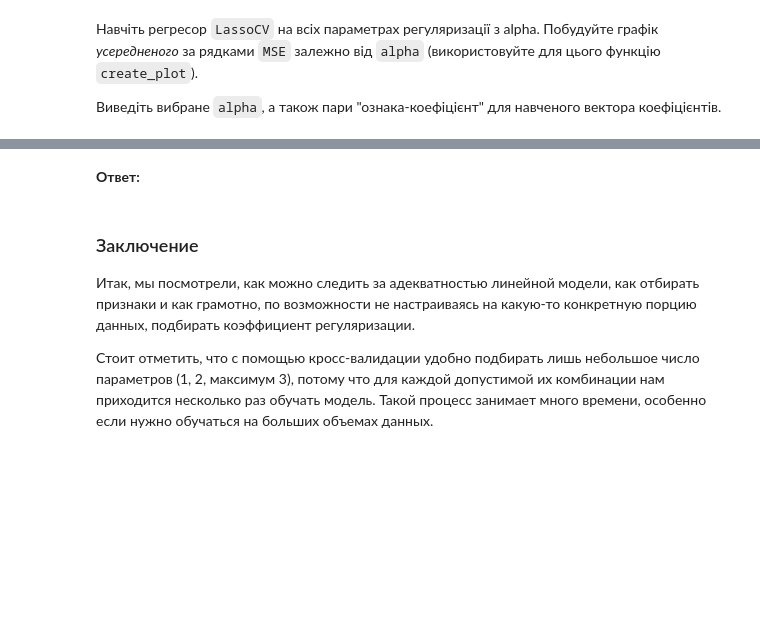
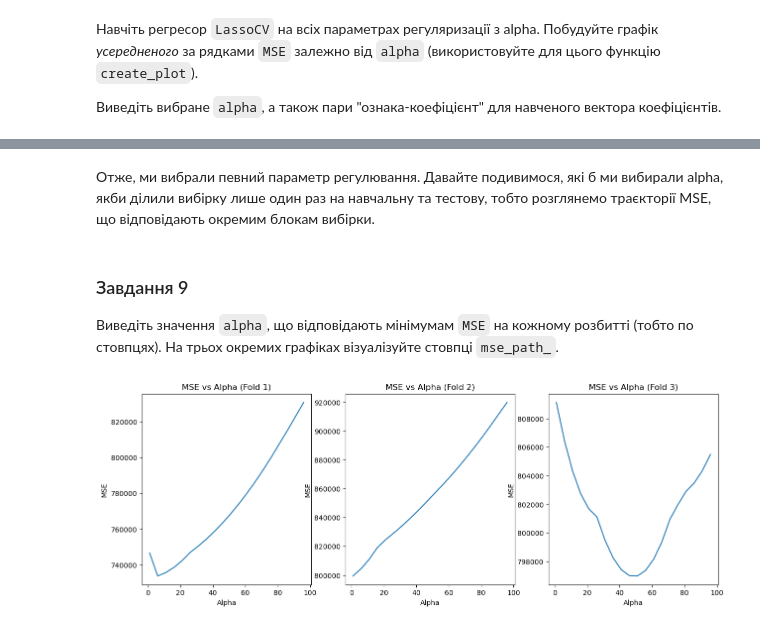
Before and after one commit to anilev6/DATA-HW4, a Jupyter notebook: OverfittingHomeWork.ipynb, the cells around one changed output, grey strips where cells are left out. Drawn from its saved outputs; the diff is of its cells as text; code cells hidden in the pictures; blank space fills up the shorter version.

```diff
--- a/OverfittingHomeWork.ipynb
+++ b/OverfittingHomeWork.ipynb
@@ -419,2 +388,0 @@ __Ответ:__
-# %% [markdown]
-__Ответ:__
@@ -423,5 +389,30 @@ __Ответ:__
-# %% [markdown]
-### Заключение
-Итак, мы посмотрели, как можно следить за адекватностью линейной модели, как отбирать признаки и как грамотно, по возможности не настраиваясь на какую-то конкретную порцию данных, подбирать коэффициент регуляризации.
-
-Стоит отметить, что с помощью кросс-валидации удобно подбирать лишь небольшое число параметров (1, 2, максимум 3), потому что для каждой допустимой их комбинации нам приходится несколько раз обучать модель. Такой процесс занимает много времени, особенно если нужно обучаться на больших объемах данных.
+# %% [markdown]
+Отже, ми вибрали певний параметр регулювання. Давайте подивимося, які б ми вибирали alpha, якби ділили вибірку лише один раз на навчальну та тестову, тобто розглянемо траєкторії MSE, що відповідають окремим блокам вибірки.
+# %% [markdown]
+### Завдання 9
+
+Виведіть значення `alpha`, що відповідають мінімумам `MSE` на кожному розбитті (тобто по стовпцях).
+На трьох окремих графіках візуалізуйте стовпці `mse_path_`.
+# %%
+plt.figure(figsize=(15, 5))
+plt.subplot(1, 3, 1)
+plt.plot(regressor.alphas_, regressor.mse_path_[:, 0])
+plt.title('MSE vs Alpha (Fold 1)')
+plt.xlabel('Alpha')
+plt.ylabel('MSE')
+
+plt.subplot(1, 3, 2)
+plt.plot(regressor.alphas_, regressor.mse_path_[:, 1])
+plt.title('MSE vs Alpha (Fold 2)')
+plt.xlabel('Alpha')
+plt.ylabel('MSE')
+
+plt.subplot(1, 3, 3)
+plt.plot(regressor.alphas_, regressor.mse_path_[:, 2])
+plt.title('MSE vs Alpha (Fold 3)')
+plt.xlabel('Alpha')
+plt.ylabel('MSE')
+
+plt.show()
+# %% [output]
+[figure, added]
```
Also changed, not shown: parts of 26 cells of this notebook.
